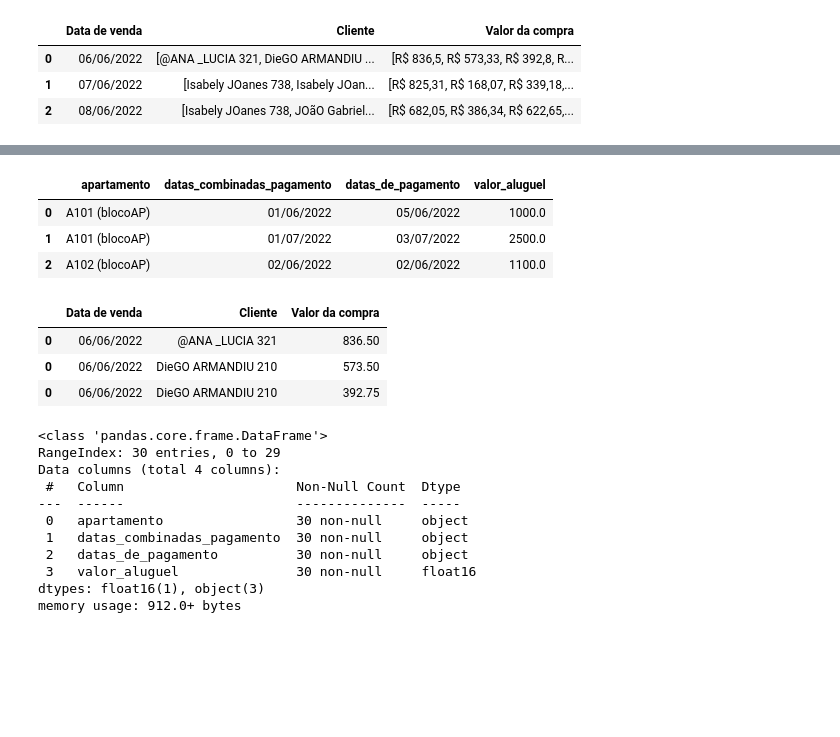
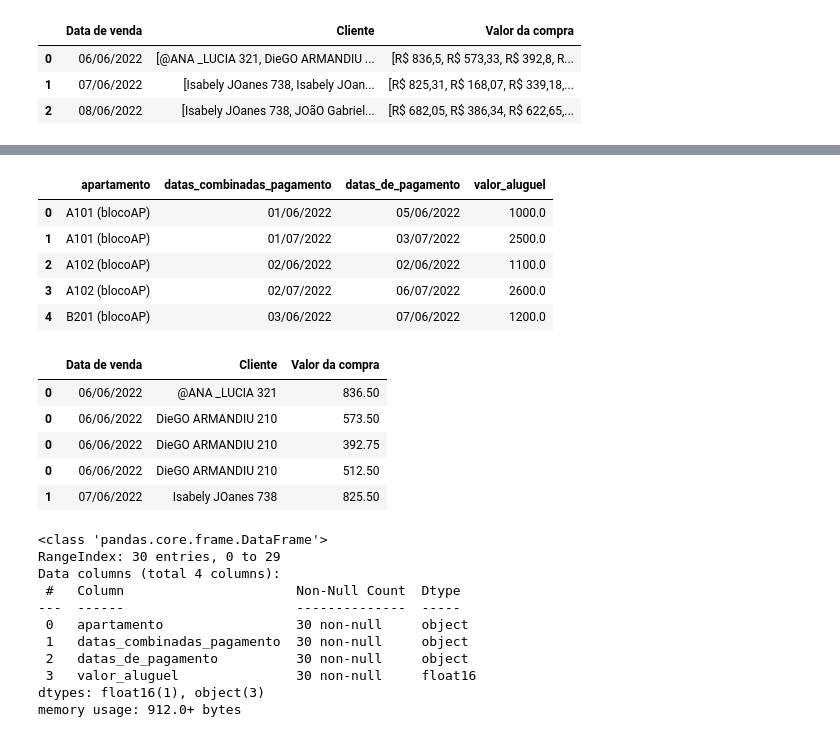
Before and after one commit to HJuliamPR/ColabPython, a Jupyter notebook: PandasTratamientoManipulación.ipynb, the cells around one changed output, grey strips where cells are left out. Cells and saved outputs as stored; diff of their text form; code cells hidden in the pictures; blank space fills up the shorter version.

```diff
--- a/PandasTratamientoManipulación.ipynb
+++ b/PandasTratamientoManipulación.ipynb
@@ -163,6 +290,8 @@ DataLocacao.reset_index(inplace = True, drop = True)
 DataVentas = DataVentas.explode( ['Cliente', 'Valor da compra'] )
 DataLocacao.reset_index(inplace = True, drop = True)
 # %%
-DataLocacao['valor_aluguel'] = DataLocacao['valor_aluguel'].apply( lambda x: x.replace('$','').replace('reais','').replace(',','.').strip() ).astype(np.float16)
+# DataLocacao['valor_aluguel'] = DataLocacao['valor_aluguel'].apply( lambda x: x.replace('$','').replace('reais','').replace(',','.').strip() ).astype(np.float16)
 
-DataVentas['Valor da compra'] = DataVentas['Valor da compra'].apply( lambda x: x.replace('R','').replace(',','.').strip() ).astype(np.float16)
+DataVentas['Valor da compra'] = DataVentas['Valor da compra'].apply( lambda x: x.replace('R','').replace('$','').replace(',','.').strip() ).astype(np.float16)
+# %%
+DataLocacao['apartamento'] = DataLocacao['apartamento'].str.replace(" (blocoAP)","")
@@ -169,17 +340,21 @@ DataVentas['Valor da compra'] = DataVentas['Valor da compra'].apply( lambda x: x
 # %%
-DataLocacao.head(3)
+DataLocacao.head()
 # %% [output]
 |  | apartamento | datas_combinadas_pagamento | datas_de_pagamento | valor_aluguel |
 | 0 | A101 (blocoAP) | 01/06/2022 | 05/06/2022 | 1000.0 |
 | 1 | A101 (blocoAP) | 01/07/2022 | 03/07/2022 | 2500.0 |
 | 2 | A102 (blocoAP) | 02/06/2022 | 02/06/2022 | 1100.0 |
+| 3 | A102 (blocoAP) | 02/07/2022 | 06/07/2022 | 2600.0 |
+| 4 | B201 (blocoAP) | 03/06/2022 | 07/06/2022 | 1200.0 |
 # %%
-DataVentas.head(3)
+DataVentas.head()
 # %% [output]
 |  | Data de venda | Cliente | Valor da compra |
 | 0 | 06/06/2022 | @ANA _LUCIA 321 | 836.50 |
 | 0 | 06/06/2022 | DieGO ARMANDIU 210 | 573.50 |
 | 0 | 06/06/2022 | DieGO ARMANDIU 210 | 392.75 |
+| 0 | 06/06/2022 | DieGO ARMANDIU 210 | 512.50 |
+| 1 | 07/06/2022 | Isabely JOanes 738 | 825.50 |
 # %%
 DataLocacao.info()
 # %% [output]
```
Also changed, not shown: parts of 25 cells of this notebook.
